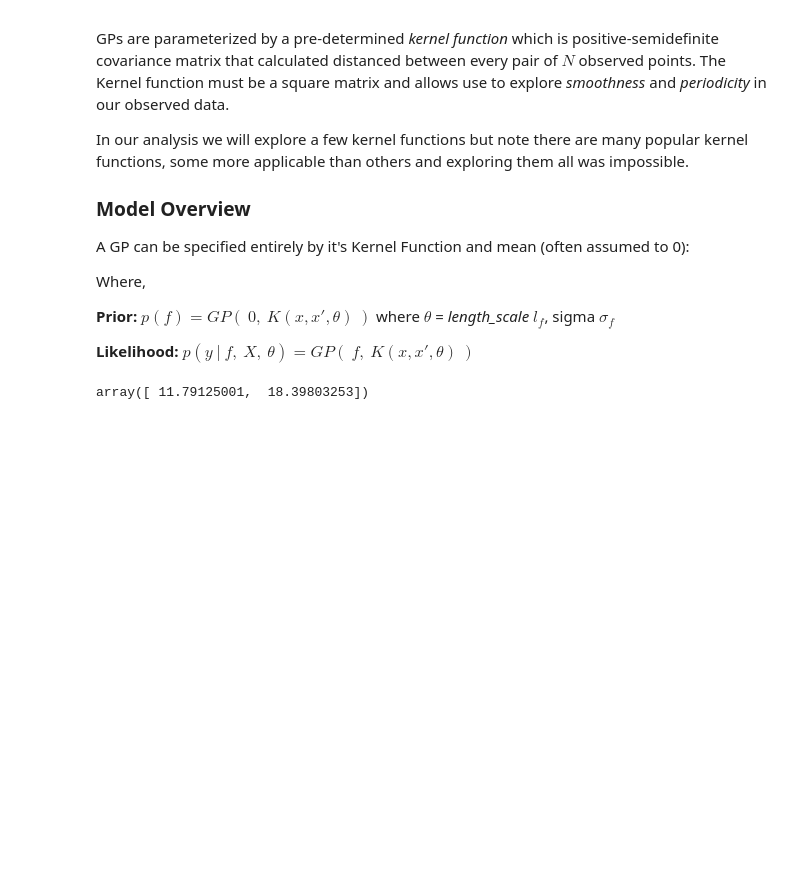
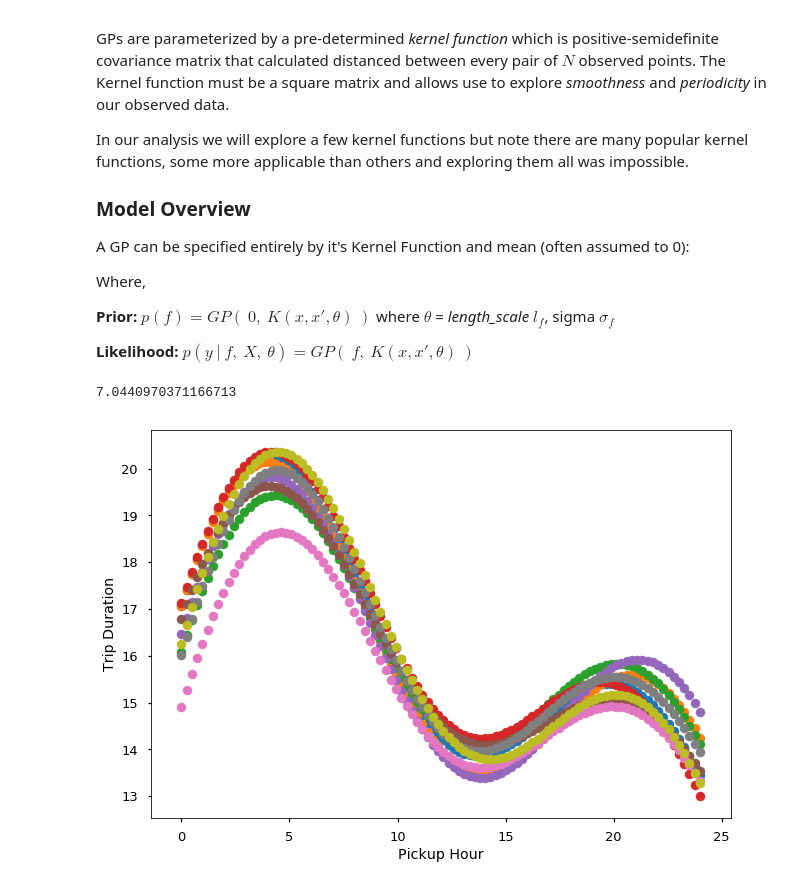
Before and after one commit to colby-j-wise/Probabilistic_Programming, a Jupyter notebook: FinalProject_GP.ipynb, the cells around one changed output. Cells and saved outputs as stored; diff of their text form; code cells hidden in the pictures; blank space fills up the shorter version.

Commit message:
start visualizing gps

```diff
--- a/FinalProject_GP.ipynb
+++ b/FinalProject_GP.ipynb
@@ -66,32 +67,14 @@ def gp_reg_invert_K(x, y, x_star, kernel):
 
 y = tf.constant(y_train_raw.as_matrix())
 x = tf.constant(x_train)
-x_star = tf.constant(x_test.iloc[:2, :])
+x_star = tf.constant(x_test)
 
-mu, var = tf.nn.moments(y, 1)
-
-def my_cov(X, X2=None, lengthscale=1.0, variance=1.0):
-    lengthscale = tf.convert_to_tensor(lengthscale, dtype=tf.float64)
-    variance = tf.convert_to_tensor(variance, dtype=tf.float64)
-
-    X = tf.convert_to_tensor(X)
-    X = X / lengthscale
-    Xs = tf.reduce_sum(tf.square(X), 1)
-    if X2 is None:
-        X2 = X
-        X2s = Xs
-    else:
-        X2 = tf.convert_to_tensor(X2)
-        X2 = X2 / lengthscale
-        X2s = tf.reduce_sum(tf.square(X2), 1)
-
-    square = tf.reshape(Xs, [-1, 1]) + tf.reshape(X2s, [1, -1]) - 2 * tf.matmul(X, X2, transpose_b=True)
-    output = variance * tf.exp(-square / 2)
-    return output
-
-f, v = gp_reg_invert_K(x, y, x_star, my_cov)
+f, v = gp_reg_invert_K(x, y, x_star, kernels.rbf)
 mean = np.reshape(f.eval(session=tf.Session()), -1)
 covariance = v.eval(session=tf.Session())
-np.random.multivariate_normal(mean, covariance)
+sample = np.random.multivariate_normal(mean, covariance)
+
+err = np.abs(sample - y_test_raw.as_matrix())
+err.mean()
 # %% [output]
-array([ 11.79125001,  18.39803253])
+7.0440970371166713
@@ -123,0 +81,20 @@ array([ 11.79125001,  18.39803253])
+# %%
+def vis_gp(x, y, kernel, indicator_cols, num_samples, interp_pnts=100):
+    times = np.linspace(0, 24, interp_pnts)
+    x_vis = pd.DataFrame({i: [0.0] * interp_pnts for i in indicator_cols})
+    x_vis["pickup_hour"] = times
+    x_vis["pickup_timestamp"] = x_vis["pickup_hour"].apply(lambda x: pd.to_datetime(x, unit="s").hour)
+    x_vis_stdzd = data.standardize_cols(x_vis).fillna(0.0)
+    for i in range(num_samples - 1):
+        f, v = gp_reg_invert_K(x, y, x_vis_stdzd, kernel)
+        mean = np.reshape(f.eval(session=tf.Session()), -1)
+        covariance = v.eval(session=tf.Session())
+        samples = np.random.multivariate_normal(mean, covariance)
+        plt.scatter(x=times, y=samples)
+    plt.xlabel("Pickup Hour")
+    plt.ylabel("Trip Duration")
+    plt.show()
+
+vis_gp(x, y, kernels.rbf, indicator_cols, 10)
+# %% [output]
+[figure, added]
```
Also changed, not shown: parts of 2 cells of this notebook, 1 other file.
